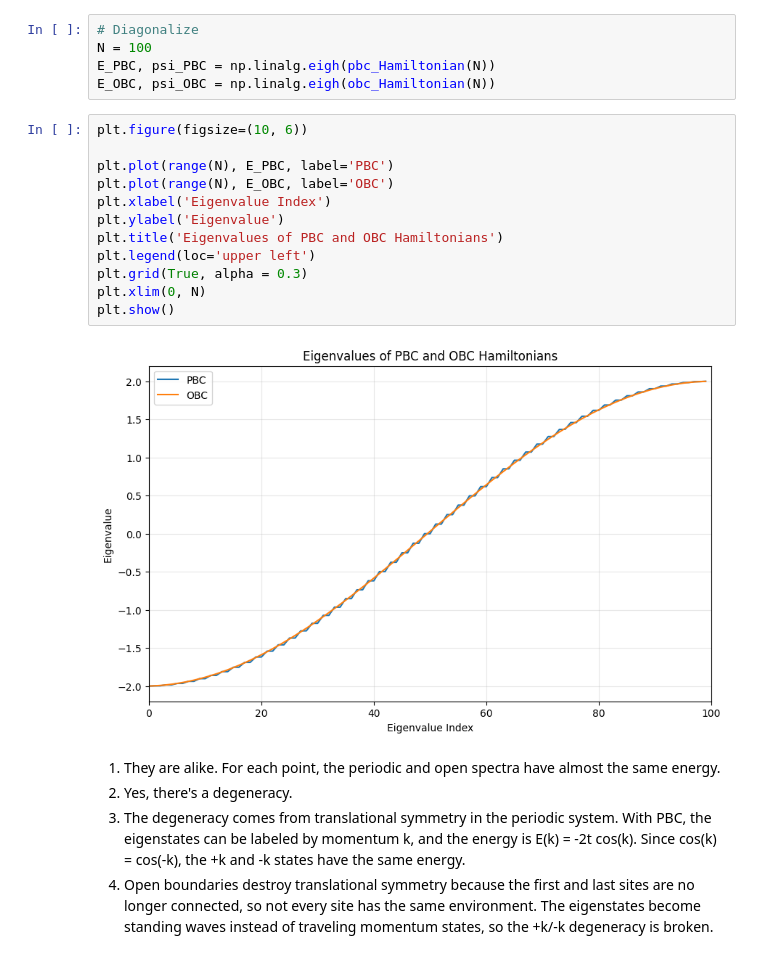
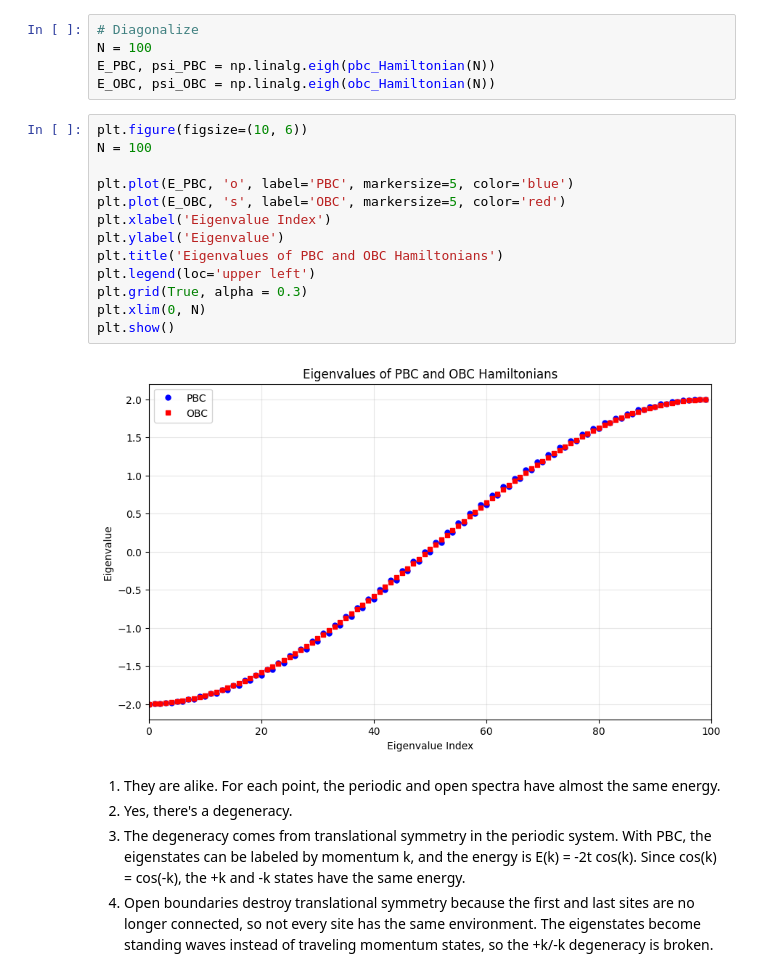
Before and after one commit to zengxuanliu2005/Solid_State_Physics_Project, a Jupyter notebook: scr/project.ipynb, the cells around one changed output. Drawn from its saved outputs; the diff is of its cells as text.

```diff
--- a/scr/project.ipynb
+++ b/scr/project.ipynb
@@ -84,18 +84,19 @@ E_PBC, psi_PBC = np.linalg.eigh(pbc_Hamiltonian(N))
 E_OBC, psi_OBC = np.linalg.eigh(obc_Hamiltonian(N))
 # %%
 plt.figure(figsize=(10, 6))
+N = 100
 
-plt.plot(range(N), E_PBC, label='PBC')
-plt.plot(range(N), E_OBC, label='OBC')
+plt.plot(E_PBC, 'o', label='PBC', markersize=5, color='blue')
+plt.plot(E_OBC, 's', label='OBC', markersize=5, color='red')
 plt.xlabel('Eigenvalue Index')
 plt.ylabel('Eigenvalue')
 plt.title('Eigenvalues of PBC and OBC Hamiltonians')
 plt.legend(loc='upper left')
 plt.grid(True, alpha = 0.3)
 plt.xlim(0, N)
 plt.show()
 # %% [output]
-[figure, old version]
+[figure, new version]
 # %% [markdown]
 1. They are alike. For each point, the periodic and open spectra have almost the same energy.
 2. Yes, there's a degeneracy.
```
Also changed, not shown: parts of 1 cell of this notebook, 15 other files.
